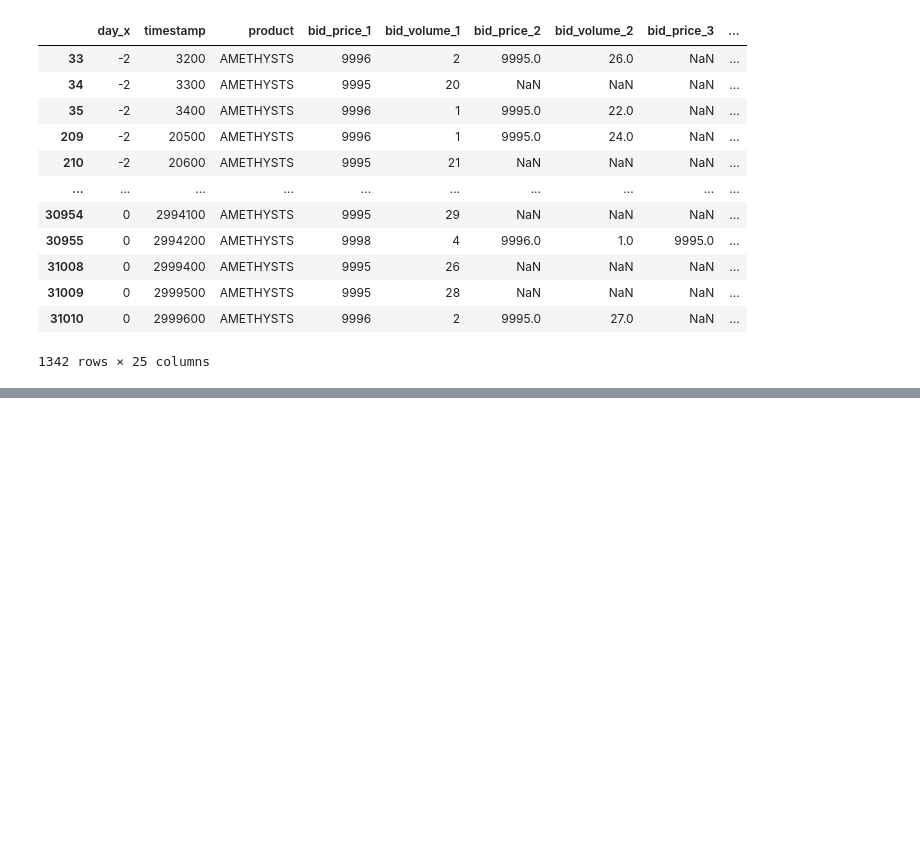
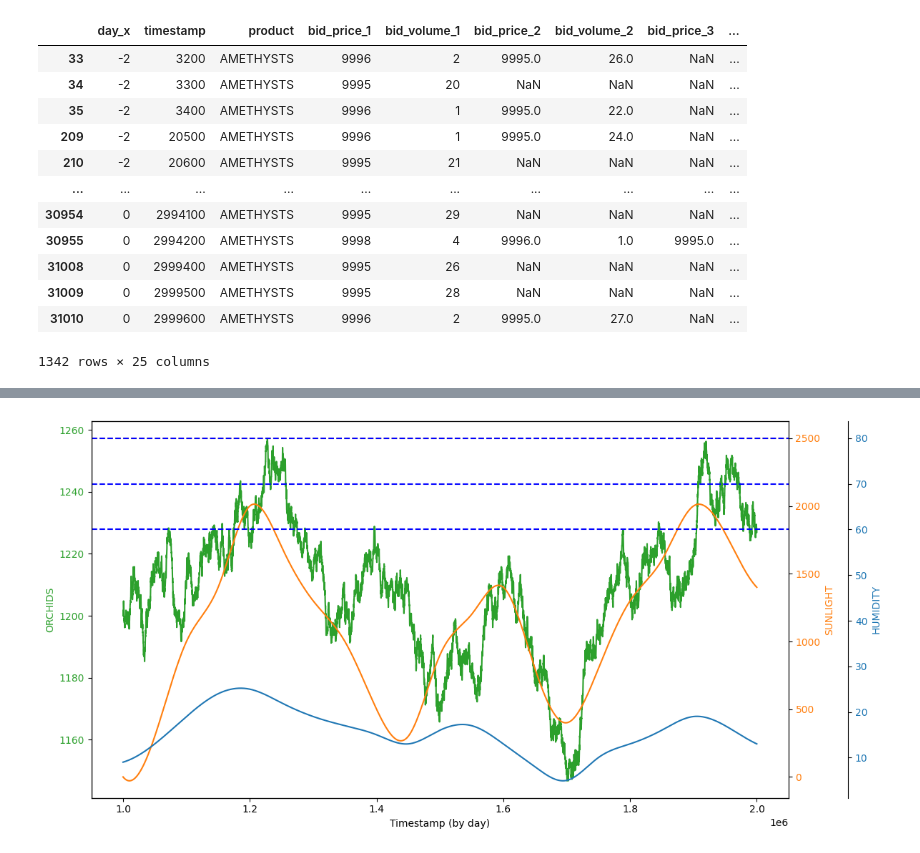
Before and after one commit to felixpoirier1/Prosperity, a Jupyter notebook: test.ipynb, the cells around one changed output, grey strips where cells are left out. Cells and saved outputs as stored; diff of their text form; code cells hidden in the pictures; blank space fills up the shorter version.

```diff
--- a/test.ipynb
+++ b/test.ipynb
@@ -1868,0 +1870,43 @@ plot_orchids_sunlight_humidity(prod_df)
+# %%
+prod_df['new_sun'] = prod_df['SUNLIGHT'] - 2500
+prod_df['new_hum'] = abs(prod_df['HUMIDITY'] - 70)
+# %%
+def plot_orchids_sunlight_humidity_combined(df):
+    fig, ax1 = plt.subplots(figsize=(12, 6))
+
+    color = 'tab:green'
+    ax1.set_xlabel('Timestamp (by day)')
+    ax1.set_ylabel('ORCHIDS', color=color)
+    ax1.plot(df['timestamp'], df['ORCHIDS'], color=color)
+    ax1.tick_params(axis='y', labelcolor=color)
+
+    ax2 = ax1.twinx()
+    color = 'tab:orange'
+    ax2.set_ylabel('SUNLIGHT', color=color)
+    ax2.plot(df['timestamp'], df['new_sun'], color=color)
+    ax2.tick_params(axis='y', labelcolor=color)
+
+    ax3 = ax1.twinx()
+    color = 'tab:blue'
+    ax3.spines['right'].set_position(('outward', 60))
+    ax3.set_ylabel('HUMIDITY', color=color)
+    ax3.plot(df['timestamp'], df['new_hum'], color=color)
+    ax3.tick_params(axis='y', labelcolor=color)
+
+    ax2.axhline(2500, color='orange', linestyle='--')
+    ax3.axhline(60, color='blue', linestyle='--')
+    ax3.axhline(70, color='blue', linestyle='--')
+    ax3.axhline(80, color='blue', linestyle='--')
+
+    #ax1.axvline(1_000_000, color='blue', linestyle='--', label='Day -1')
+    #ax1.axvline(2_000_100, color='green', linestyle='--', label='Day 0')
+    #ax1.axvline(3_000_200, color='blue', linestyle='--', label='Day 1')
+    # ax1.legend(loc='upper left')
+
+    # Adjust the layout and display the plot
+    fig.tight_layout()
+    plt.show()
+
+plot_orchids_sunlight_humidity_combined(prod_df.iloc[:10001])
+# %% [output]
+[figure, added]
```
Also changed, not shown: parts of 22 cells of this notebook, 3 other files.
